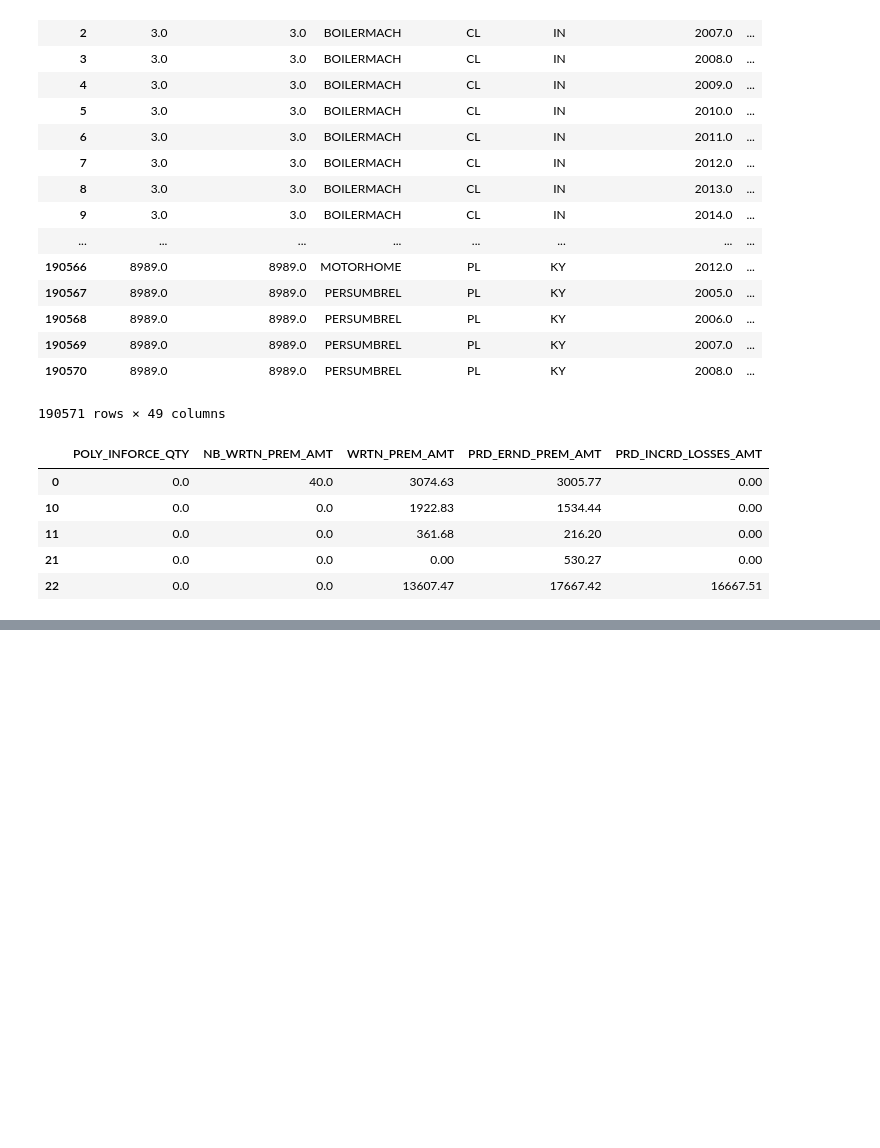
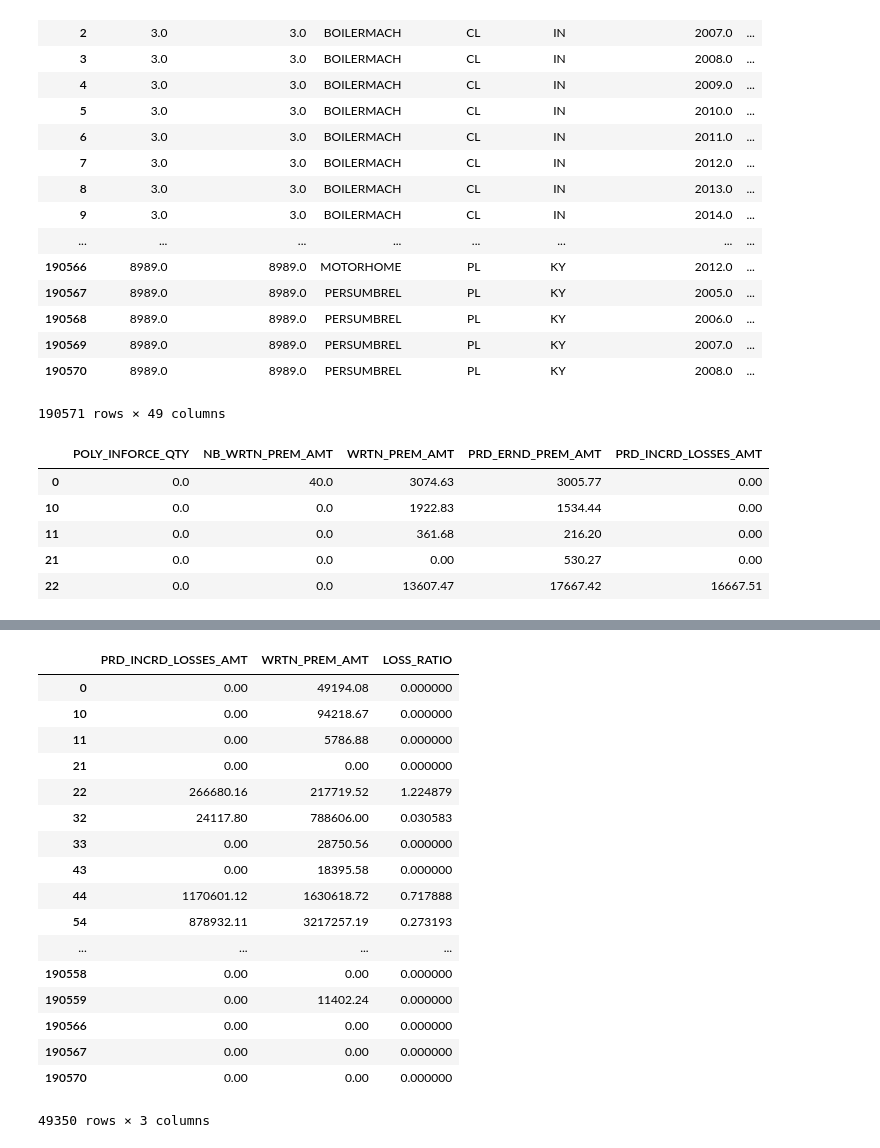
Before and after one commit to MKet/ADS3_Project, a Jupyter notebook: Proftaak.ipynb, the cells around one changed output, grey strips where cells are left out. Cells and saved outputs as stored; diff of their text form; code cells hidden in the pictures; blank space fills up the shorter version.

Commit message:
Recalculated Loss and Retention ratio

```diff
--- a/Proftaak.ipynb
+++ b/Proftaak.ipynb
@@ -93,0 +96,13 @@ df_filtered[recal].head(5)
+# %%
+#RETENTION_RATIO = RETENTION_POLY_QTY / PREV_POLY_INFORCE_QTY
+#LOSS_RATIO = PRD_INCRD_LOSSES_AMT / WRTN_PREM_AMT
+
+for index, row in df_filtered.iterrows():
+    if (row["WRTN_PREM_AMT"] > 0) and (row["PRD_INCRD_LOSSES_AMT"] > 0):
+        df_filtered.set_value(index, "LOSS_RATIO", row["PRD_INCRD_LOSSES_AMT"] / row["WRTN_PREM_AMT"])
+    else:
+        df_filtered.set_value(index, "LOSS_RATIO", 0)
+    if (row["PREV_POLY_INFORCE_QTY"] > 0) and (row["RETENTION_POLY_QTY"] > 0):
+        df_filtered.set_value(index, "RETENTION_RATIO", row["RETENTION_POLY_QTY"] / row["PREV_POLY_INFORCE_QTY"])
+    else:
+        df_filtered.set_value(index, "RETENTION_RATIO",0)
@@ -93,0 +130,21 @@ df_filtered[recal].head(5)
+# %%
+df_filtered[["PRD_INCRD_LOSSES_AMT","WRTN_PREM_AMT","LOSS_RATIO"]]
+# %% [output]
+|  | PRD_INCRD_LOSSES_AMT | WRTN_PREM_AMT | LOSS_RATIO |
+| 0 | 0.00 | 49194.08 | 0.000000 |
+| 10 | 0.00 | 94218.67 | 0.000000 |
+| 11 | 0.00 | 5786.88 | 0.000000 |
+| 21 | 0.00 | 0.00 | 0.000000 |
+| 22 | 266680.16 | 217719.52 | 1.224879 |
+| 32 | 24117.80 | 788606.00 | 0.030583 |
+| 33 | 0.00 | 28750.56 | 0.000000 |
+| 43 | 0.00 | 18395.58 | 0.000000 |
+| 44 | 1170601.12 | 1630618.72 | 0.717888 |
+| 54 | 878932.11 | 3217257.19 | 0.273193 |
+| ... | ... | ... | ... |
+| 190558 | 0.00 | 0.00 | 0.000000 |
+| 190559 | 0.00 | 11402.24 | 0.000000 |
+| 190566 | 0.00 | 0.00 | 0.000000 |
+| 190567 | 0.00 | 0.00 | 0.000000 |
+| 190570 | 0.00 | 0.00 | 0.000000 |
+49350 rows × 3 columns
```
Also changed, not shown: parts of 4 cells of this notebook.
